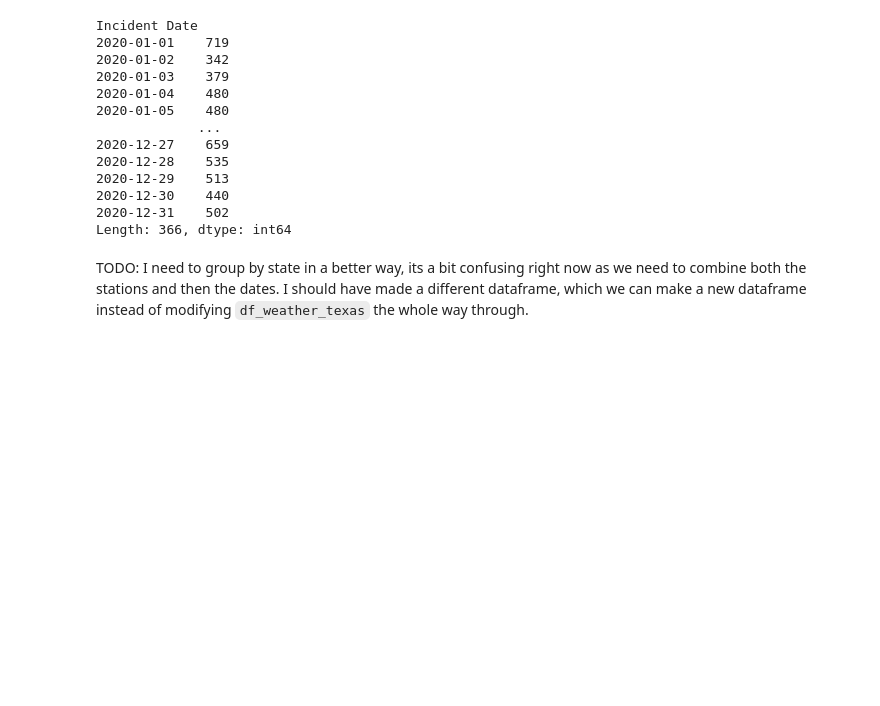
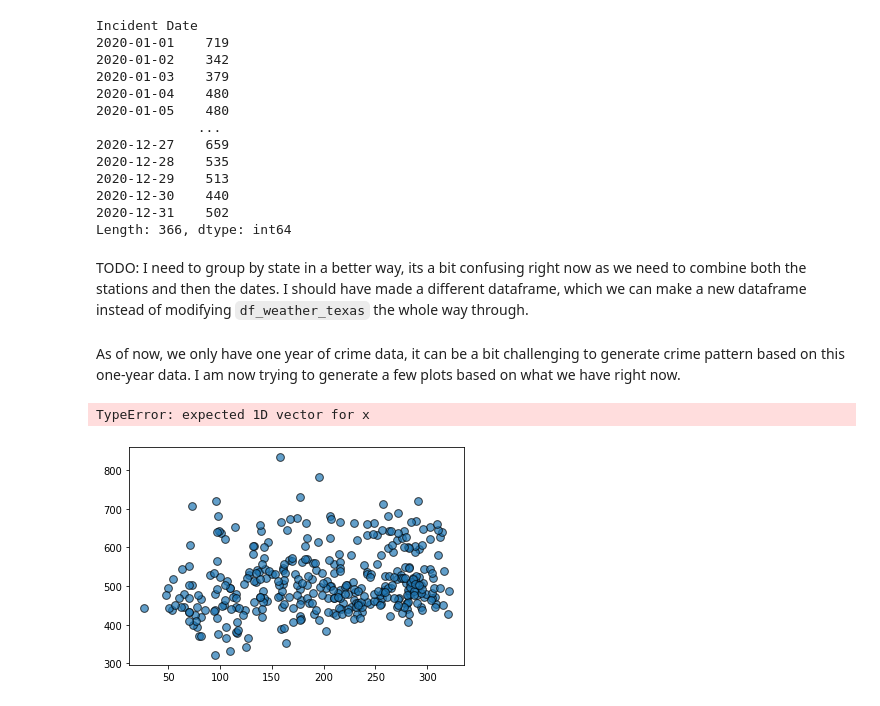
Before and after one commit to gavintchan/data200-grad-project, a Jupyter notebook: data200_grad_project.ipynb, the cells around one changed output. Saved outputs shown, nothing was run; the diff lists cells and outputs as text; code cells hidden in the pictures; blank space fills up the shorter version.

Commit message:
Update data200_grad_project.ipynb
Xinchen did some preliminary test on the temp-crime relationships.

```diff
--- a/data200_grad_project.ipynb
+++ b/data200_grad_project.ipynb
@@ -828,3 +828,20 @@ Incident Date
 Length: 366, dtype: int64
 # %% [markdown]
 TODO: I need to group by state in a better way, its a bit confusing right now as we need to combine both the stations and then the dates. I should have made a different dataframe, which we can make a new dataframe instead of modifying `df_weather_texas` the whole way through.
+# %% [markdown]
+As of now, we only have one year of crime data, it can be a bit challenging to generate crime pattern based on this one-year data. I am now trying to generate a few plots based on what we have right now.
+# %%
+#Let's got a simple scatter plot first.
+df_weather_texas_by_date_2020 = df_weather_texas_by_date.loc[(df_weather_texas_by_date.index >= "2020-01-01") & (df_weather_texas_by_date.index <= "2020-12-32")]
+
+plt.scatter(df_weather_texas_by_date_2020["TAVG"].tolist(), df_simple_assault_Texas_by_date.values.tolist(), s=60, alpha=0.7, edgecolors="k")
+
+slope, intercept = np.polyfit(df_weather_texas_by_date_2020, df_simple_assault_Texas_by_date, deg=1)
+# Create sequence of 100 numbers from 0 to 100
+xseq = np.linspace(0, 400, num=100)
+# Plot regression line
+plt.plot(xseq, intercept + slope * xseq, color="k", lw=2.5);
+plt.show()
+# %% [output]
+TypeError: expected 1D vector for x
+[figure, added]
```
Also changed, not shown: parts of 8 cells of this notebook.
